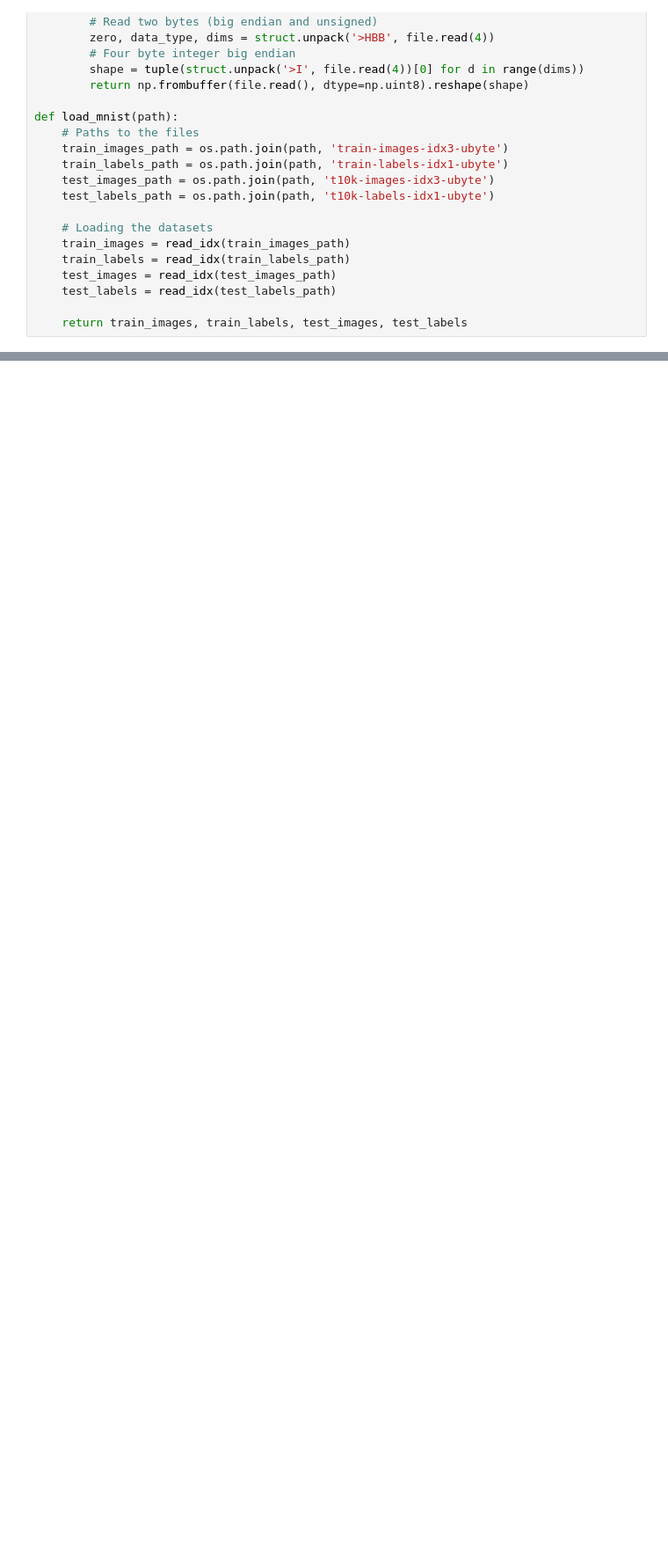
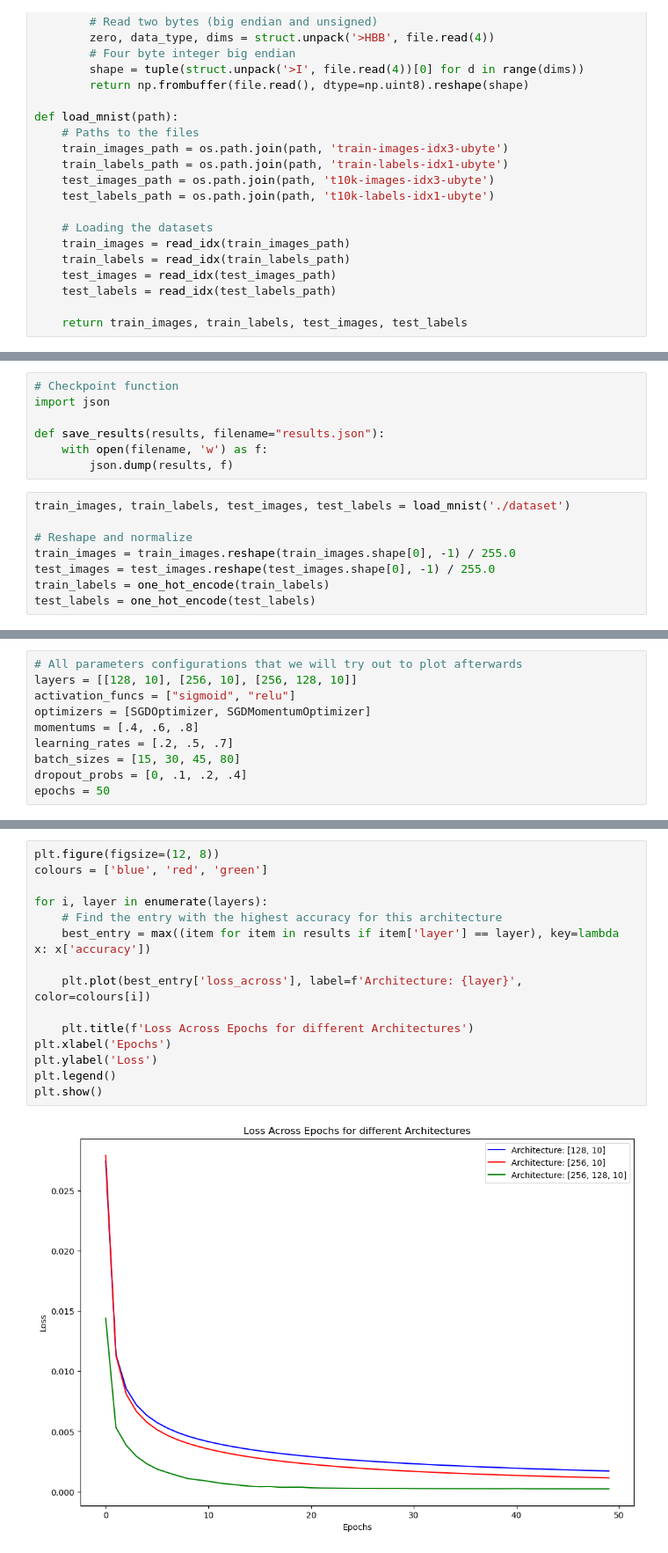
Before and after one commit to CrzPhil/IN3063-Coursework, a Jupyter notebook: Coursework.ipynb, the cells around one changed output, grey strips where cells are left out. Shown at 88% size. Saved outputs shown, nothing was run; the diff lists cells and outputs as text; blank space fills up the shorter version.

Commit message:
plots added, final NN class

```diff
--- a/Coursework.ipynb
+++ b/Coursework.ipynb
@@ -377,0 +438,15 @@ t1 = train_images.reshape(train_images.shape[0], -1) / 255.0
+# %%
+# Checkpoint function
+import json
+
+def save_results(results, filename="results.json"):
+    with open(filename, 'w') as f:
+        json.dump(results, f)
+# %%
+train_images, train_labels, test_images, test_labels = load_mnist('./dataset')
+
+# Reshape and normalize
+train_images = train_images.reshape(train_images.shape[0], -1) / 255.0
+test_images = test_images.reshape(test_images.shape[0], -1) / 255.0
+train_labels = one_hot_encode(train_labels)
+test_labels = one_hot_encode(test_labels)
@@ -377,0 +455,10 @@ t1 = train_images.reshape(train_images.shape[0], -1) / 255.0
+# %%
+# All parameters configurations that we will try out to plot afterwards
+layers = [[128, 10], [256, 10], [256, 128, 10]]
+activation_funcs = ["sigmoid", "relu"]
+optimizers = [SGDOptimizer, SGDMomentumOptimizer]
+momentums = [.4, .6, .8]
+learning_rates = [.2, .5, .7]
+batch_sizes = [15, 30, 45, 80]
+dropout_probs = [0, .1, .2, .4]
+epochs = 50
@@ -377,0 +596,17 @@ t1 = train_images.reshape(train_images.shape[0], -1) / 255.0
+# %%
+plt.figure(figsize=(12, 8))
+colours = ['blue', 'red', 'green']
+
+for i, layer in enumerate(layers):
+    # Find the entry with the highest accuracy for this architecture
+    best_entry = max((item for item in results if item['layer'] == layer), key=lambda x: x['accuracy'])
+
+    plt.plot(best_entry['loss_across'], label=f'Architecture: {layer}', color=colours[i])
+
+    plt.title(f'Loss Across Epochs for different Architectures')
+plt.xlabel('Epochs')
+plt.ylabel('Loss')
+plt.legend()
+plt.show()
+# %% [output]
+[figure, added]
```
Also changed, not shown: parts of 34 cells of this notebook, 2 other files.
